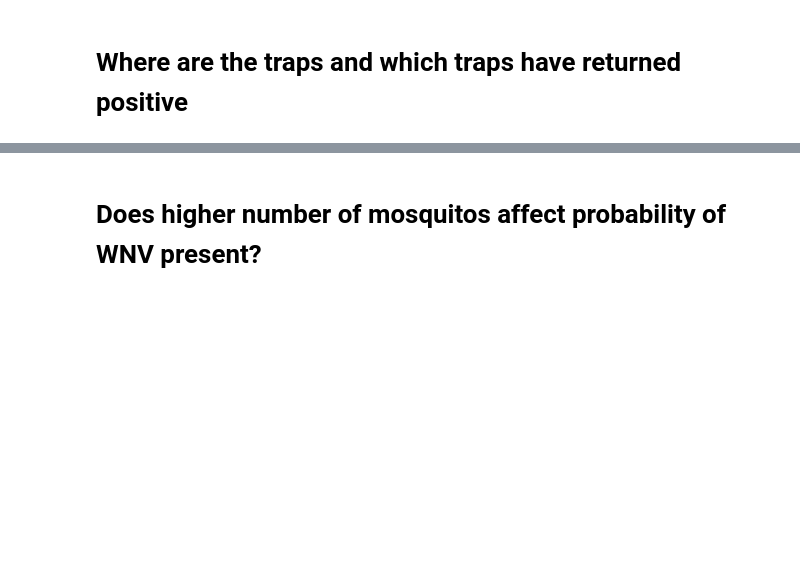
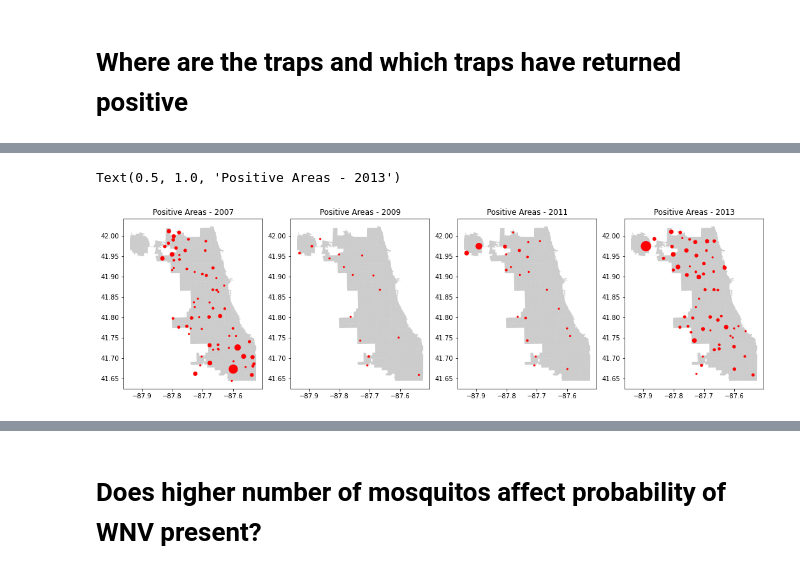
Before and after one commit to hongaik/PredictWestNileVirus, a Jupyter notebook: code/1_EDA.ipynb, the cells around one changed output, grey strips where cells are left out. Saved outputs shown, nothing was run; the diff lists cells and outputs as text; code cells hidden in the pictures; blank space fills up the shorter version.

```diff
--- a/code/1_EDA.ipynb
+++ b/code/1_EDA.ipynb
@@ -97,0 +161,21 @@ Variable: WNV Density equal to value at that address
+# %%
+fig,ax = plt.subplots(figsize=(18,18), nrows=1, ncols=4)
+street_map.plot(ax=ax[0], alpha=0.4, color='grey')
+street_map.plot(ax=ax[1], alpha=0.4, color='grey')
+street_map.plot(ax=ax[2], alpha=0.4, color='grey')
+street_map.plot(ax=ax[3], alpha=0.4, color='grey')
+
+geo_train_groupby_2007_WNV.plot(ax=ax[0], markersize=(geo_train_groupby_2007_WNV['WnvPresent']*5).values, color='red', marker='o')
+ax[0].set_title('Positive Areas - 2007')
+
+geo_train_groupby_2009_WNV.plot(ax=ax[1], markersize=(geo_train_groupby_2009_WNV['WnvPresent']*5).values, color='red', marker='o')
+ax[1].set_title('Positive Areas - 2009')
+
+geo_train_groupby_2011_WNV.plot(ax=ax[2], markersize=(geo_train_groupby_2011_WNV['WnvPresent']*5).values, color='red', marker='o')
+ax[2].set_title('Positive Areas - 2011')
+
+geo_train_groupby_2013_WNV.plot(ax=ax[3], markersize=(geo_train_groupby_2013_WNV['WnvPresent']*5).values, color='red', marker='o')
+ax[3].set_title('Positive Areas - 2013')
+# %% [output]
+Text(0.5, 1.0, 'Positive Areas - 2013')
+[figure, added]
```
Also changed, not shown: parts of 34 cells of this notebook, 2 other files.
